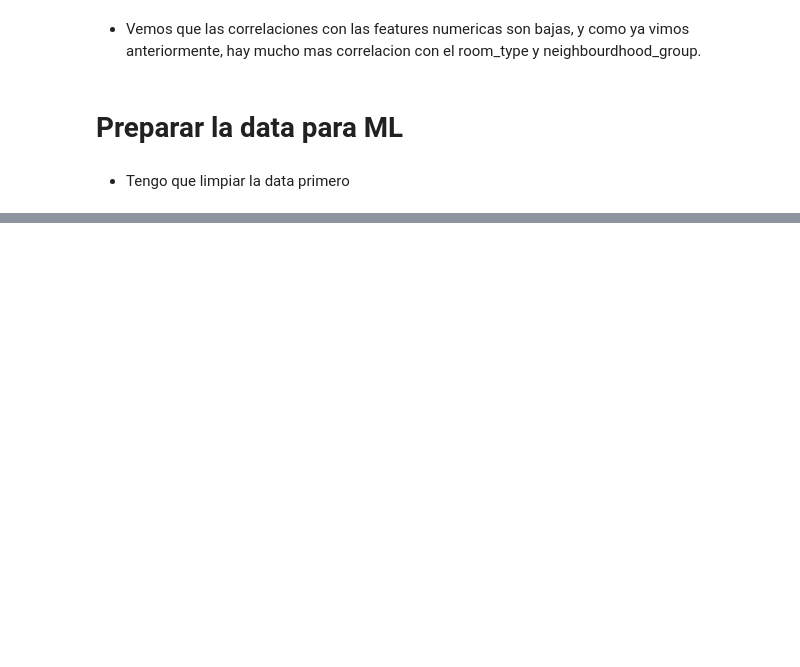
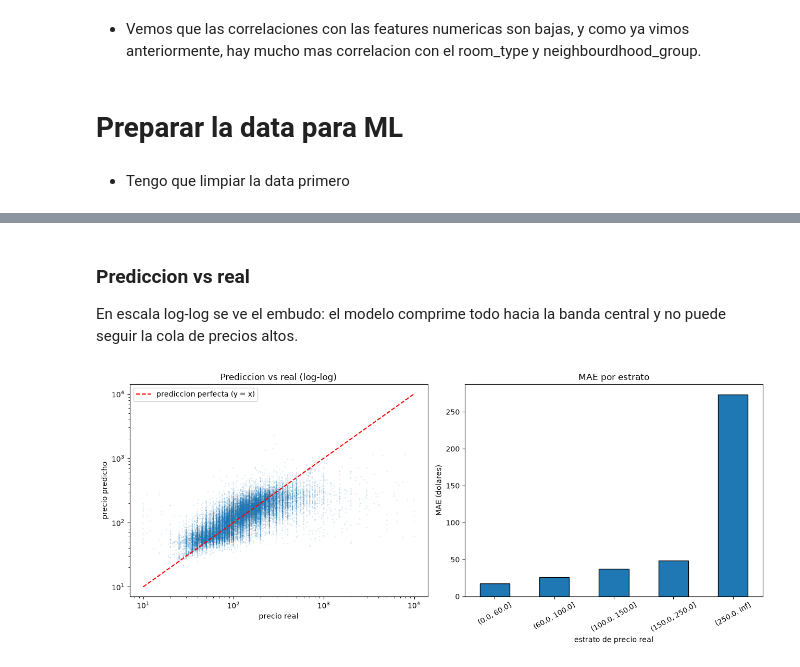
Before and after one commit to N-nicolas/Ejercicios_HOML_PSDS, a Jupyter notebook: notebooks/Proyect1.ipynb, the cells around one changed output, grey strips where cells are left out. Drawn from its saved outputs; the diff is of its cells as text; code cells hidden in the pictures; blank space fills up the shorter version.

```diff
--- a/notebooks/Proyect1.ipynb
+++ b/notebooks/Proyect1.ipynb
@@ -681,0 +715,3 @@ num_pipeline = make_pipeline(SimpleImputer(strategy="median"), StandardScaler())
+# %%
+deptos_prepared = preprocessing.fit_transform(deptos)
+deptos_prepared.shape
@@ -681,0 +855,5 @@ num_pipeline = make_pipeline(SimpleImputer(strategy="median"), StandardScaler())
+# %%
+forest_reg = make_pipeline(preprocessing,
+                           RandomForestRegressor(random_state=42))
+forest_rmses = -cross_val_score(forest_reg, deptos, deptos_labels,
+                                scoring="neg_root_mean_squared_error", cv=10)
@@ -681,0 +874,9 @@ num_pipeline = make_pipeline(SimpleImputer(strategy="median"), StandardScaler())
+# %%
+forest_reg_log = TransformedTargetRegressor(
+    regressor=forest_reg,
+    func=np.log1p,
+    inverse_func=np.expm1,
+)
+
+forest_rmses_log = -cross_val_score(forest_reg_log, deptos, deptos_labels,
+                                scoring="neg_root_mean_squared_error", cv=5)
@@ -681,0 +1011,28 @@ num_pipeline = make_pipeline(SimpleImputer(strategy="median"), StandardScaler())
+# %% [markdown]
+### Prediccion vs real
+
+En escala log-log se ve el embudo: el modelo comprime todo hacia la banda
+central y no puede seguir la cola de precios altos.
+# %%
+fig, axs = plt.subplots(1, 2, figsize=(13, 5.5))
+
+# 1) pred vs real en log-log
+axs[0].scatter(e['y'], e['y_pred'], s=3, alpha=0.15, edgecolor='none')
+lims = [e['y'].min(), e['y'].max()]
+axs[0].plot(lims, lims, 'r--', lw=1.5, label='prediccion perfecta (y = x)')
+axs[0].set_xscale('log'); axs[0].set_yscale('log')
+axs[0].set_xlabel('precio real'); axs[0].set_ylabel('precio predicho')
+axs[0].set_title('Prediccion vs real (log-log)')
+axs[0].legend()
+
+# 2) MAE por estrato
+t = e.groupby('bin', observed=True).agg(**agg)
+t['MAE'].plot(kind='bar', ax=axs[1], rot=30, edgecolor='black')
+axs[1].set_ylabel('MAE (dolares)')
+axs[1].set_xlabel('estrato de precio real')
+axs[1].set_title('MAE por estrato')
+
+plt.tight_layout()
+plt.show()
+# %% [output]
+[figure, added]
```
Also changed, not shown: parts of 151 cells of this notebook.
